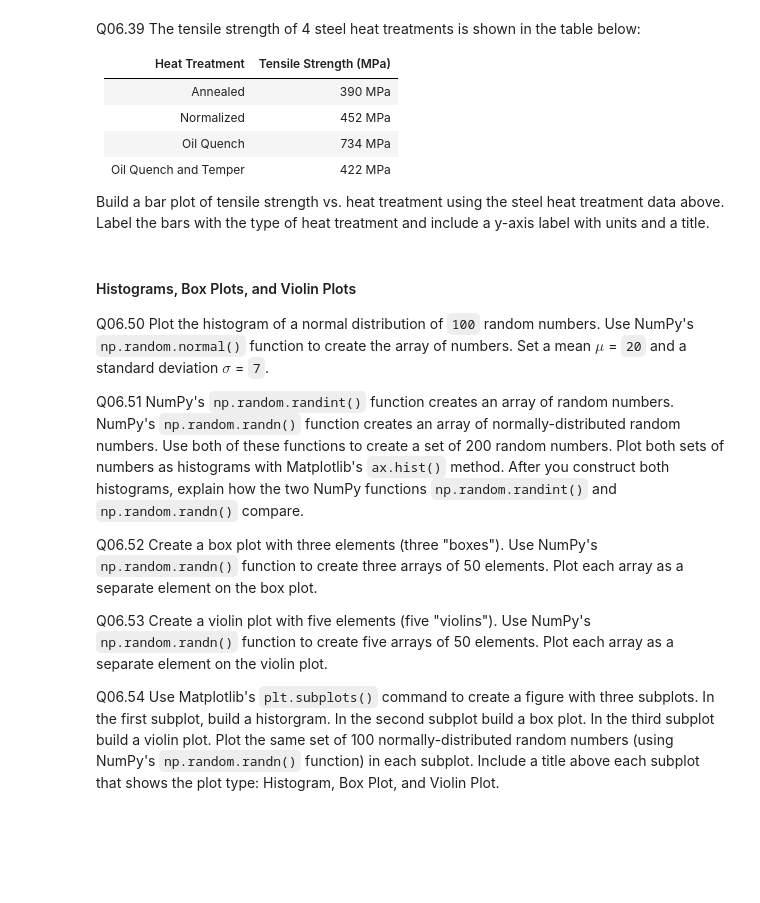
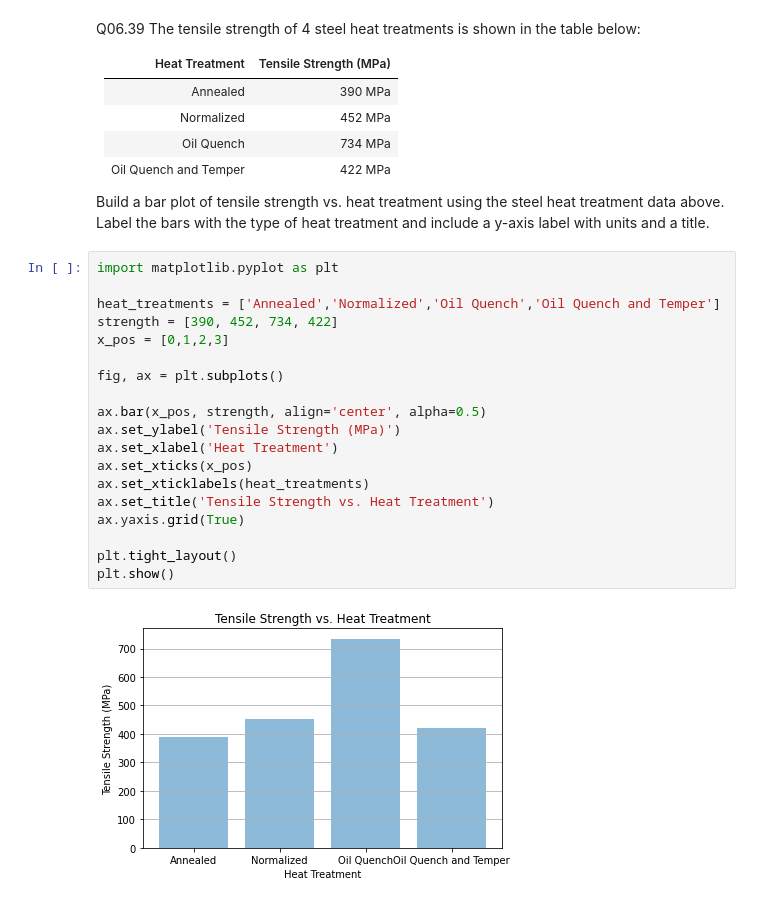
Before and after one commit to ProfessorKazarinoff/Problem-Solving-with-Python-38-Edition-Answer-Key, a Jupyter notebook: 06.18-Review-Questions-Answer-Key.ipynb, the cells around one changed output. Cells and saved outputs as stored; diff of their text form; blank space fills up the shorter version.

Commit message:
finished matplotlib chapter

````diff
--- a/06.18-Review-Questions-Answer-Key.ipynb
+++ b/06.18-Review-Questions-Answer-Key.ipynb
@@ -464,15 +478,24 @@ Q06.39 The tensile strength of 4 steel heat treatments is shown in the table bel
 | Oil Quench and Temper | 422 MPa |
 
 Build a bar plot of tensile strength vs. heat treatment using the steel heat treatment data above. Label the bars with the type of heat treatment and include a y-axis label with units and a title.
-# %% [markdown]
-#### Histograms, Box Plots, and Violin Plots
-
-Q06.50 Plot the histogram of a normal distribution of ```100``` random numbers. Use NumPy's ```np.random.normal()``` function to create the array of numbers. Set a mean $\mu$ = ```20``` and a standard deviation $\sigma$ = ```7```.
-
-Q06.51 NumPy's ```np.random.randint()``` function creates an array of random numbers. NumPy's ```np.random.randn()``` function creates an array of normally-distributed random numbers. Use both of these functions to create a set of 200 random numbers. Plot both sets of numbers as histograms with Matplotlib's ```ax.hist()``` method. After you construct both histograms, explain how the two NumPy functions ```np.random.randint()``` and ```np.random.randn()``` compare.
-
-Q06.52 Create a box plot with three elements (three "boxes"). Use NumPy's ```np.random.randn()``` function to create three arrays of 50 elements. Plot each array as a separate element on the box plot.
-
-Q06.53 Create a violin plot with five elements (five "violins"). Use NumPy's ```np.random.randn()``` function to create five arrays of 50 elements. Plot each array as a separate element on the violin plot.
-
-Q06.54 Use Matplotlib's ```plt.subplots()``` command to create a figure with three subplots. In the first subplot, build a historgram. In the second subplot build a box plot. In the third subplot build a violin plot. Plot the same set of 100 normally-distributed random numbers (using NumPy's ```np.random.randn()``` function) in each subplot. Include a title above each subplot that shows the plot type: Histogram, Box Plot, and Violin Plot.
+# %%
+import matplotlib.pyplot as plt
+
+heat_treatments = ['Annealed','Normalized','Oil Quench','Oil Quench and Temper']
+strength = [390, 452, 734, 422]
+x_pos = [0,1,2,3]
+
+fig, ax = plt.subplots()
+
+ax.bar(x_pos, strength, align='center', alpha=0.5)
+ax.set_ylabel('Tensile Strength (MPa)')
+ax.set_xlabel('Heat Treatment')
+ax.set_xticks(x_pos)
+ax.set_xticklabels(heat_treatments)
+ax.set_title('Tensile Strength vs. Heat Treatment')
+ax.yaxis.grid(True)
+
+plt.tight_layout()
+plt.show()
+# %% [output]
+[figure, added]
````
Also changed, not shown: parts of 26 cells of this notebook.
